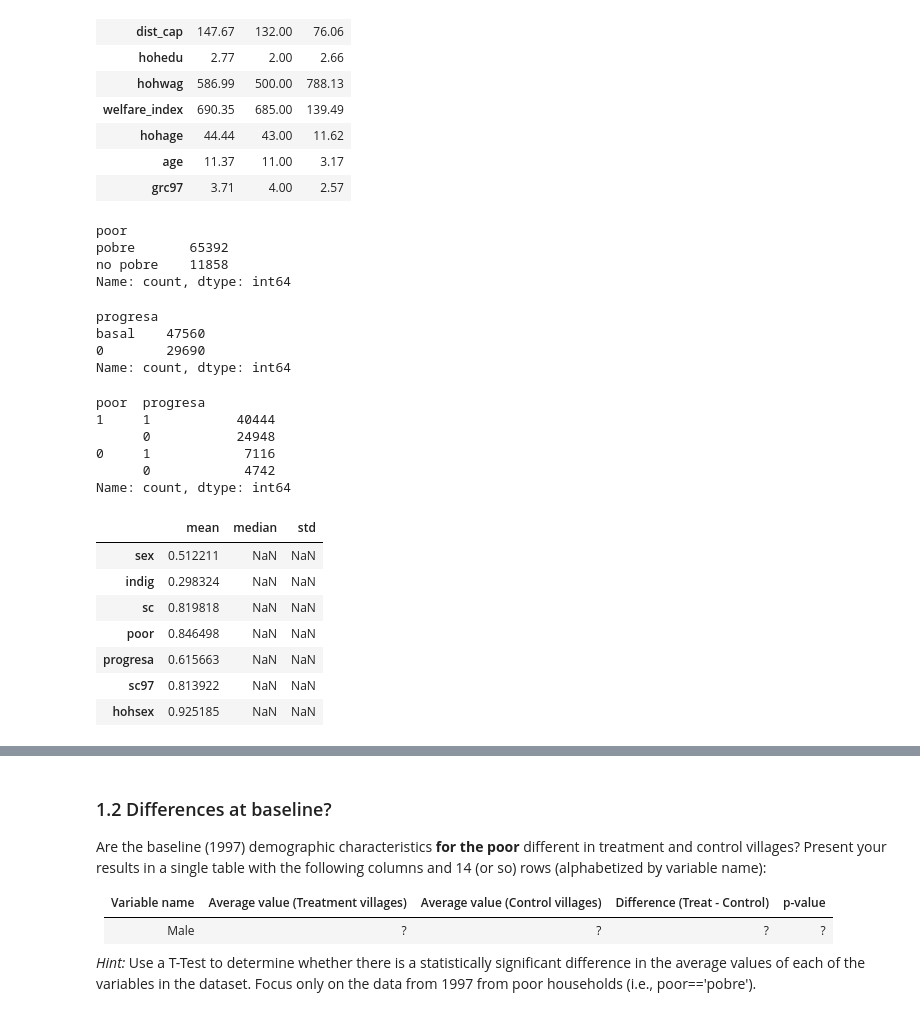
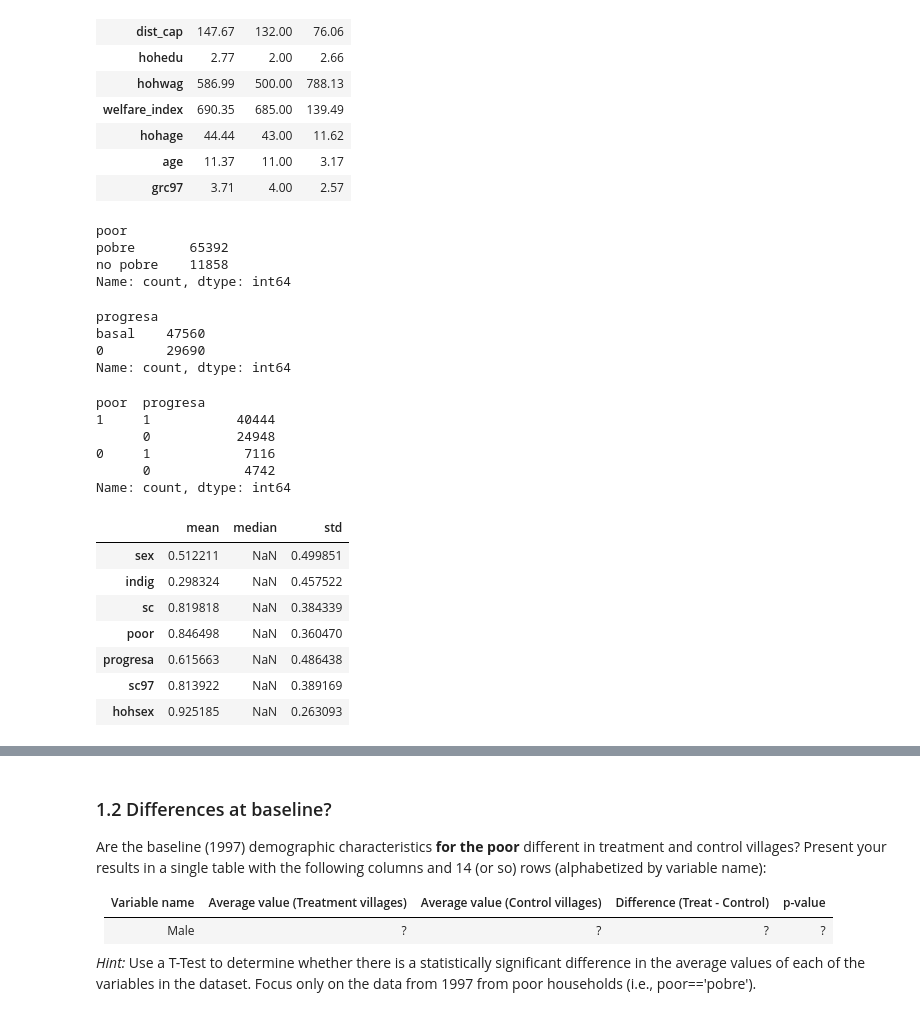
Before and after one commit to jatkins23/info251-aml-s24, a Jupyter notebook: psets/PS2/ATKINS_JON-PS2.ipynb, the cells around one changed output, grey strips where cells are left out. Cells and saved outputs as stored; diff of their text form; code cells hidden in the pictures.

```diff
--- a/psets/PS2/ATKINS_JON-PS2.ipynb
+++ b/psets/PS2/ATKINS_JON-PS2.ipynb
@@ -257,42 +257,43 @@ df['poor'] = [poor_dict[x] for x in df['poor']]
 display(df['progresa'].value_counts())
 progresa_dict = {'basal': 1, '0': 0} # note: this doesn't really matter?
 df['progresa'] = [progresa_dict[x] for x in df['progresa']]
 
 display(df[['poor', 'progresa']].value_counts())
 
 # now for the actual summary funcs - let's just go with mean??
 
 # first check nulls?
+
 df[cat_cols]
 cat_summaries = pd.DataFrame({
     'mean': df[cat_cols].apply(np.nanmean),
-    'median': np.NaN, # just make these columns blank here
-    'std': np.NaN
+    'median': np.NaN, # just make this blank cause it doesn't make sense
+    'std': df[cat_cols].apply(np.nanstd),
 })
 cat_summaries
 # %% [output]
 poor
 pobre       65392
 no pobre    11858
 Name: count, dtype: int64
 progresa
 basal    47560
 0        29690
 Name: count, dtype: int64
 poor  progresa
 1     1           40444
       0           24948
 0     1            7116
       0            4742
 Name: count, dtype: int64
 |  | mean | median | std |
-| sex | 0.512211 | NaN | NaN |
-| indig | 0.298324 | NaN | NaN |
-| sc | 0.819818 | NaN | NaN |
-| poor | 0.846498 | NaN | NaN |
-| progresa | 0.615663 | NaN | NaN |
-| sc97 | 0.813922 | NaN | NaN |
-| hohsex | 0.925185 | NaN | NaN |
+| sex | 0.512211 | NaN | 0.499851 |
+| indig | 0.298324 | NaN | 0.457522 |
+| sc | 0.819818 | NaN | 0.384339 |
+| poor | 0.846498 | NaN | 0.360470 |
+| progresa | 0.615663 | NaN | 0.486438 |
+| sc97 | 0.813922 | NaN | 0.389169 |
+| hohsex | 0.925185 | NaN | 0.263093 |
 # %%
 # Combine and output 1.1 answer
 pd.concat(
```
Also changed, not shown: parts of 23 cells of this notebook, 9 other files.
